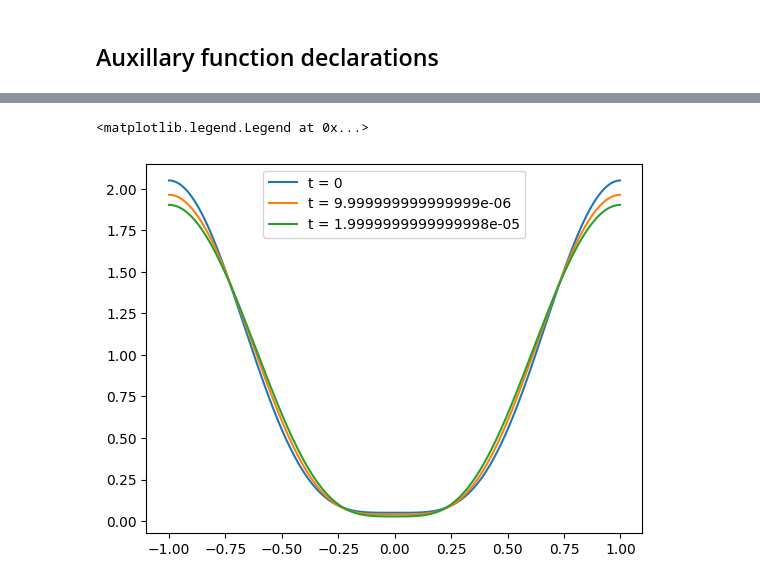
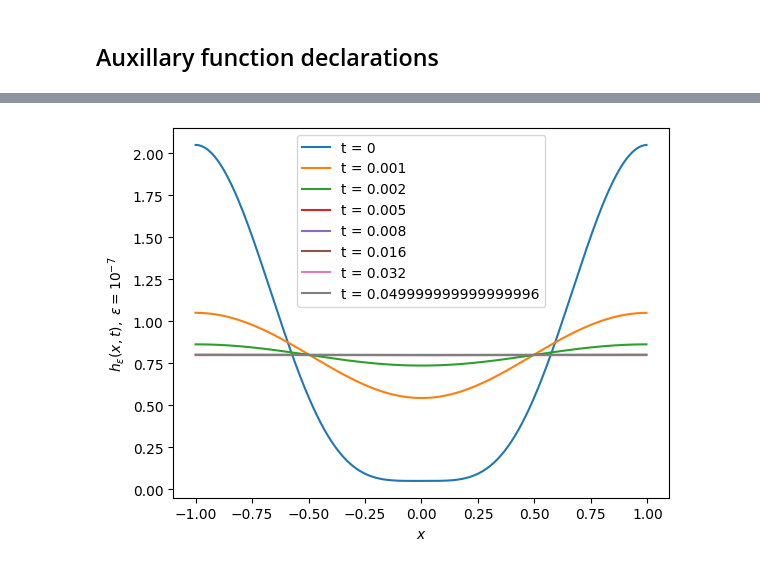
Before and after one commit to georgeluan49/GS-and-EDS-for-Thin-Film-Equations, a Jupyter notebook: GS_and_EDS_for_Thin_Film.ipynb, the cells around one changed output, grey strips where cells are left out. Cells and saved outputs as stored; diff of their text form; code cells hidden in the pictures.

```diff
--- a/GS_and_EDS_for_Thin_Film.ipynb
+++ b/GS_and_EDS_for_Thin_Film.ipynb
@@ -101,15 +139,14 @@ Iter 100
 # %%
-K = 1600
+plt.figure()
+plt.plot(x, h0, label="t = 0")
 
-t1 = dt * 100
+for i in range(len(sampled_sol)):
+    t = (sampling_iters[i] + 1) * 1e-6
+    plt.plot(x, sampled_sol[i], label=f"t = {t}")
 
-t2 = dt * 200
-
-plt.plot(x, h0, label="t = 0")
-plt.plot(x, sampled_sol[0], label=f"t = {t1}")
-plt.plot(x, sampled_sol[1], label=f"t = {t2}")
-
+plt.xlabel("$x$")
+plt.ylabel("$h_\epsilon(x, t), \ \epsilon=10^{-7}$")
 plt.legend()
+plt.savefig("sim_results.png", dpi = 200)
 # %% [output]
-<matplotlib.legend.Legend at 0x...>
-[figure, old version]
+[figure, new version]
```
Also changed, not shown: parts of 7 cells of this notebook.
